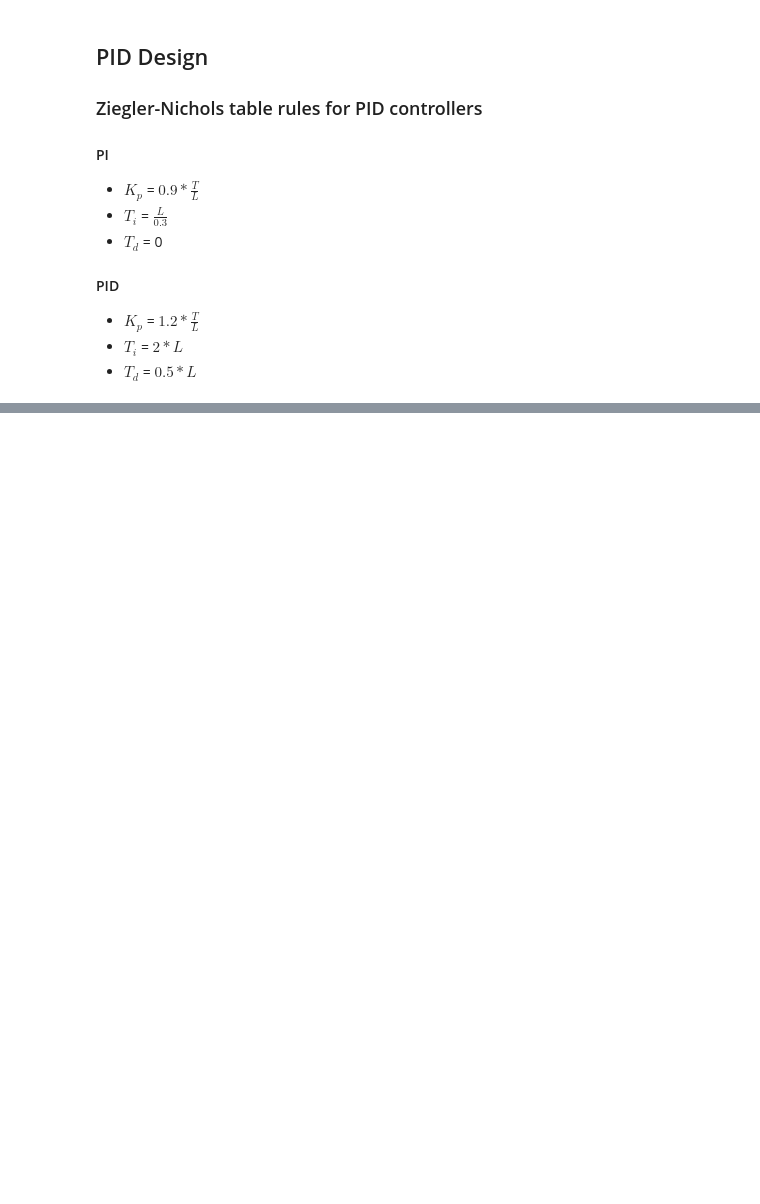
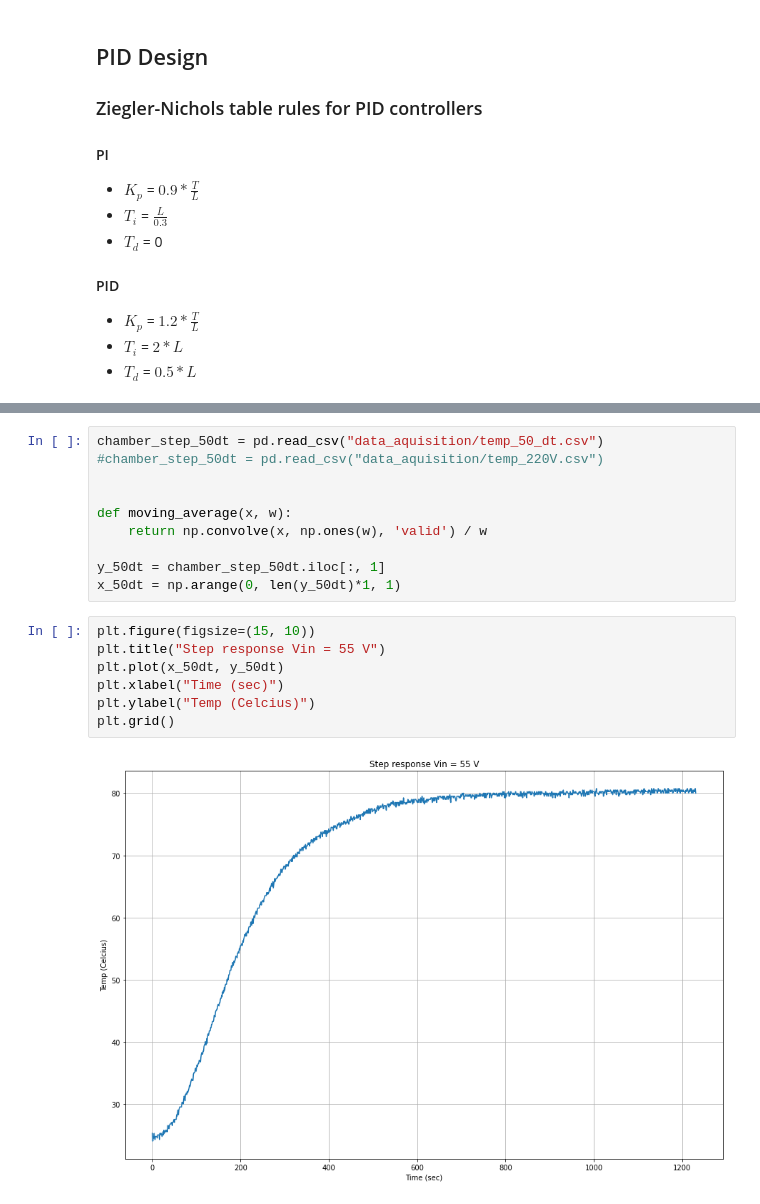
Before and after one commit to Hillerr/-climatic_chamber, a Jupyter notebook: chamber_sys.ipynb, the cells around one changed output, grey strips where cells are left out. Saved outputs shown, nothing was run; the diff lists cells and outputs as text; blank space fills up the shorter version.

```diff
--- a/chamber_sys.ipynb
+++ b/chamber_sys.ipynb
@@ -268,3 +268,22 @@ plt.grid()
 # %% [output]
 [figure]
 [figure]
+# %%
+chamber_step_50dt = pd.read_csv("data_aquisition/temp_50_dt.csv")
+#chamber_step_50dt = pd.read_csv("data_aquisition/temp_220V.csv")
+
+
+def moving_average(x, w):
+    return np.convolve(x, np.ones(w), 'valid') / w
+
+y_50dt = chamber_step_50dt.iloc[:, 1]
+x_50dt = np.arange(0, len(y_50dt)*1, 1)
+# %%
+plt.figure(figsize=(15, 10))
+plt.title("Step response Vin = 55 V")
+plt.plot(x_50dt, y_50dt)
+plt.xlabel("Time (sec)")
+plt.ylabel("Temp (Celcius)")
+plt.grid()
+# %% [output]
+[figure, added]
```
Also changed, not shown: parts of 15 cells of this notebook, 29 other files.
